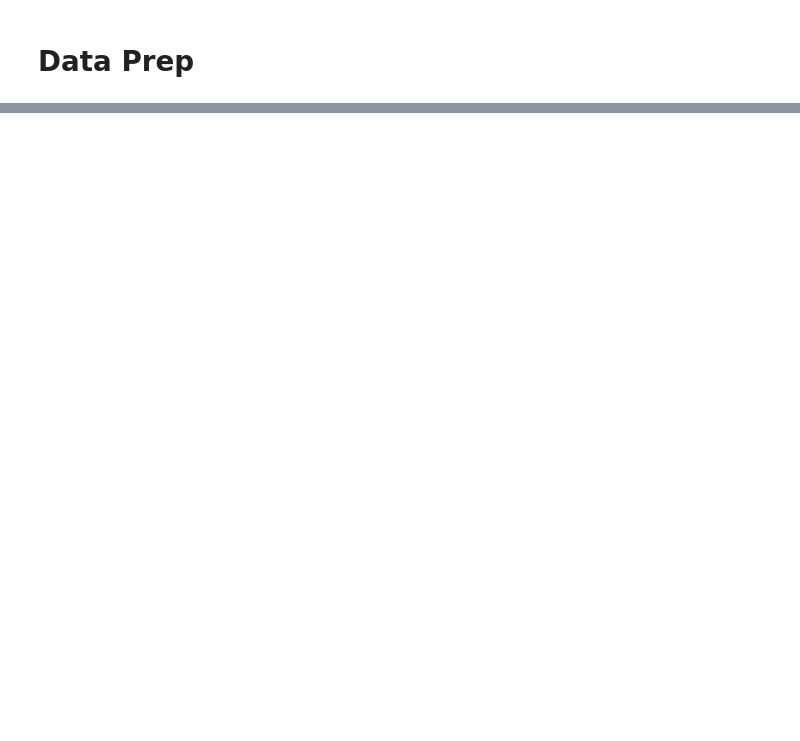
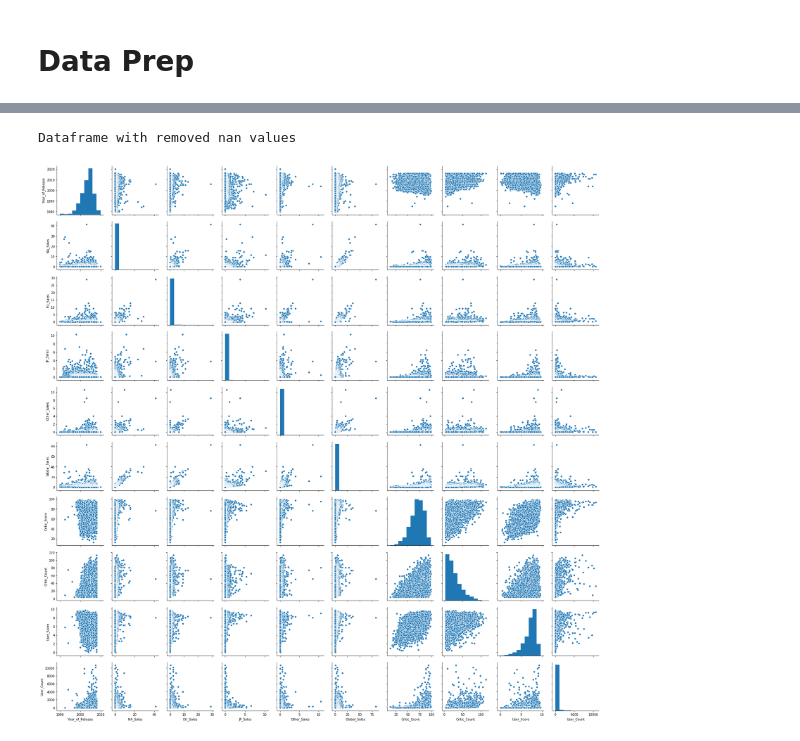
Before and after one commit to joseh4/projection_of_video_game_sales, a Jupyter notebook: master.ipynb, the cells around one changed output, grey strips where cells are left out. Drawn from its saved outputs; the diff is of its cells as text; code cells hidden in the pictures; blank space fills up the shorter version.

```diff
--- a/master.ipynb
+++ b/master.ipynb
@@ -443,0 +299,3 @@ video_game_df = video_game_df.apply(lambda x : fillna_average_by_target_column(x
+# %%
+#Drop Nan rows
+video_game_null_remove_df.Genre.dropna(inplace = True)
@@ -443,0 +317,6 @@ video_game_df = video_game_df.apply(lambda x : fillna_average_by_target_column(x
+# %%
+print('Dataframe with removed nan values')
+sns.pairplot(video_game_null_remove_df);
+# %% [output]
+Dataframe with removed nan values
+[figure, added]
```
Also changed, not shown: parts of 26 cells of this notebook.
